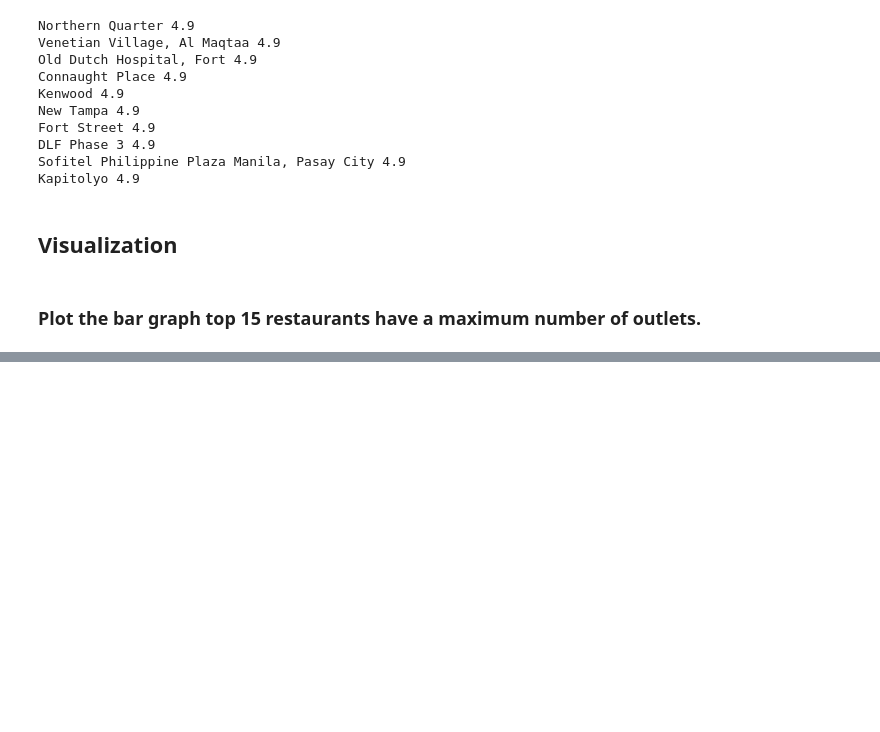
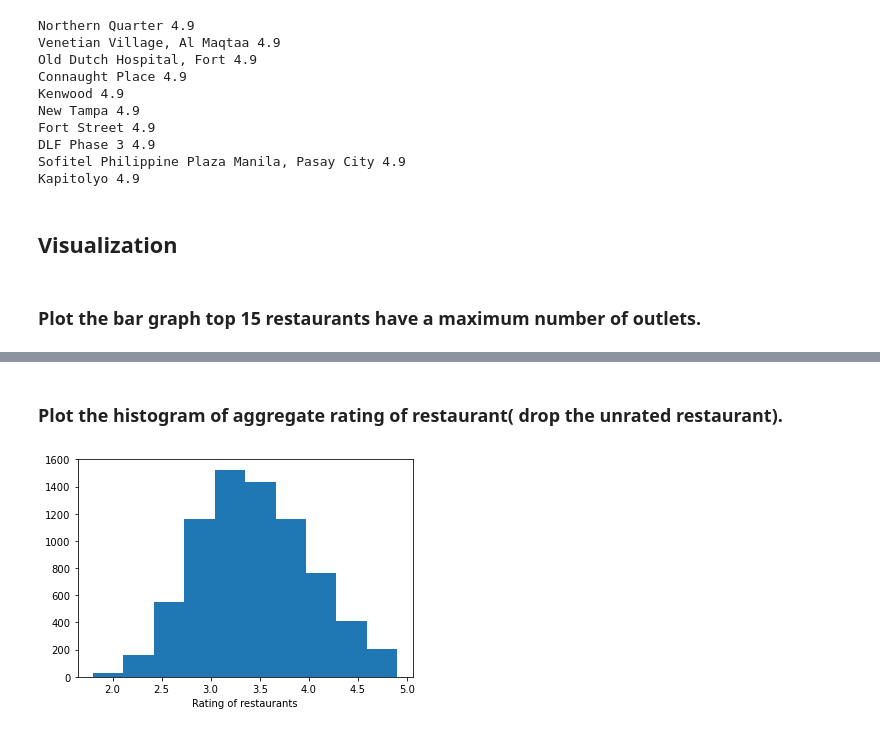
Before and after one commit to pradnyesh45/Zomato-API, a Jupyter notebook: Zomato API - II.ipynb, the cells around one changed output, grey strips where cells are left out. Drawn from its saved outputs; the diff is of its cells as text; code cells hidden in the pictures; blank space fills up the shorter version.

```diff
--- a/Zomato API - II.ipynb
+++ b/Zomato API - II.ipynb
@@ -295,0 +303,17 @@ KeyError: 'Restaurant Name'
+# %% [markdown]
+### Plot the histogram of aggregate rating of restaurant( drop the unrated restaurant).
+# %%
+df = zomato_data.copy()
+df = df[['Aggregate rating']]
+ratings = []
+for ind in df.index:
+    ratings.append(df['Aggregate rating'][ind])
+result = []
+for i in ratings:
+    if (i != 0.0):
+        result.append(i)
+plt.hist(result)
+plt.xlabel("Rating of restaurants")
+plt.show()
+# %% [output]
+[figure, added]
```
Also changed, not shown: parts of 9 cells of this notebook.
